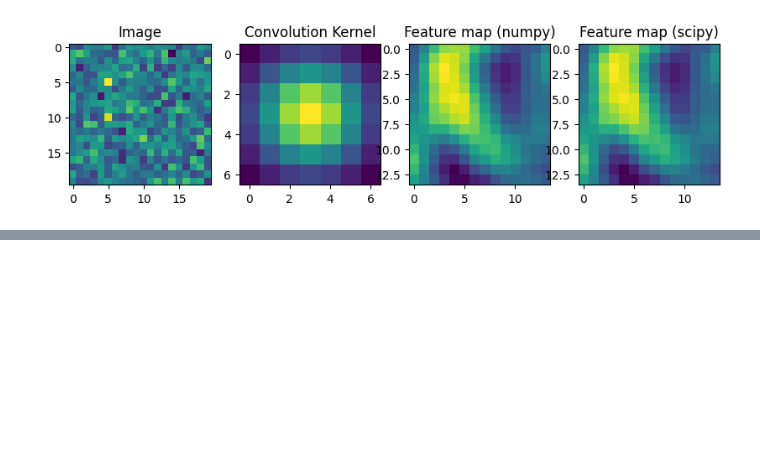
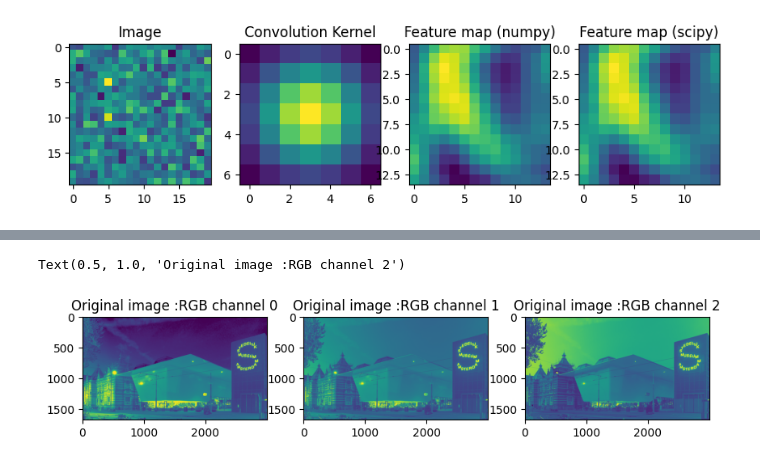
Before and after one commit to taruvaid/Fourier-Neural-Operators, a Jupyter notebook: convolutional_neural_networks.ipynb, the cells around one changed output, grey strips where cells are left out. Cells and saved outputs as stored; diff of their text form; code cells hidden in the pictures; blank space fills up the shorter version.

```diff
--- a/convolutional_neural_networks.ipynb
+++ b/convolutional_neural_networks.ipynb
@@ -68,0 +89,11 @@ Text(0.5, 1.0, 'Feature map (scipy)')
+# %%
+fig,ax = plt.subplots(1,3,figsize = (10,6))
+ax[0].imshow(image1[:,:,0])
+ax[0].set_title("Original image :RGB channel 0")
+ax[1].imshow(image1[:,:,1])
+ax[1].set_title("Original image :RGB channel 1")
+ax[2].imshow(image1[:,:,2])
+ax[2].set_title("Original image :RGB channel 2")
+# %% [output]
+Text(0.5, 1.0, 'Original image :RGB channel 2')
+[figure, added]
```
Also changed, not shown: parts of 52 cells of this notebook.
